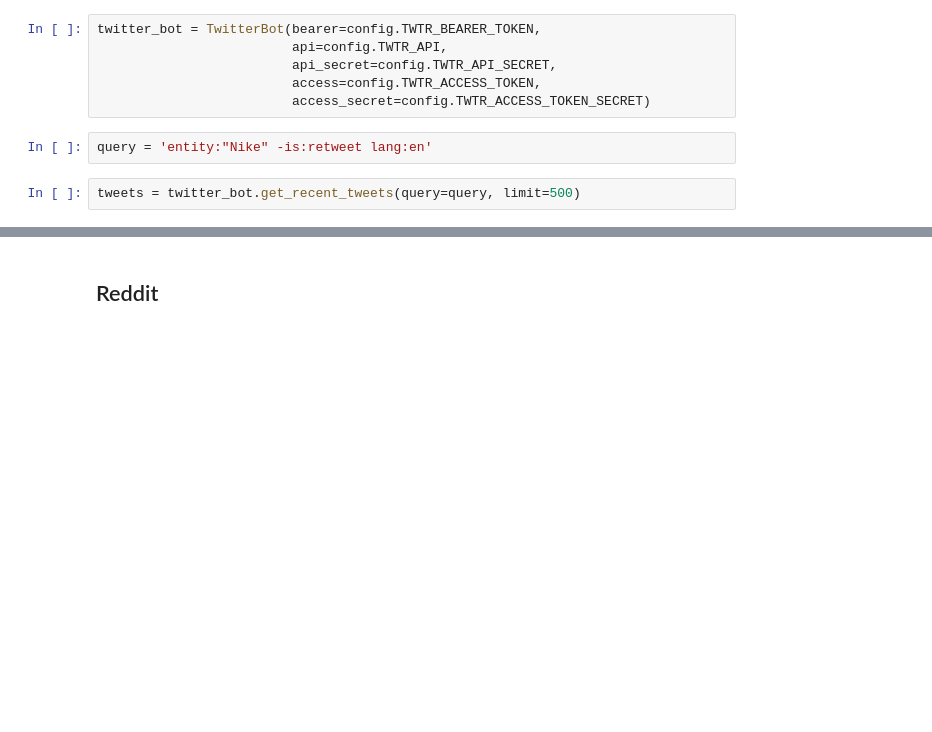
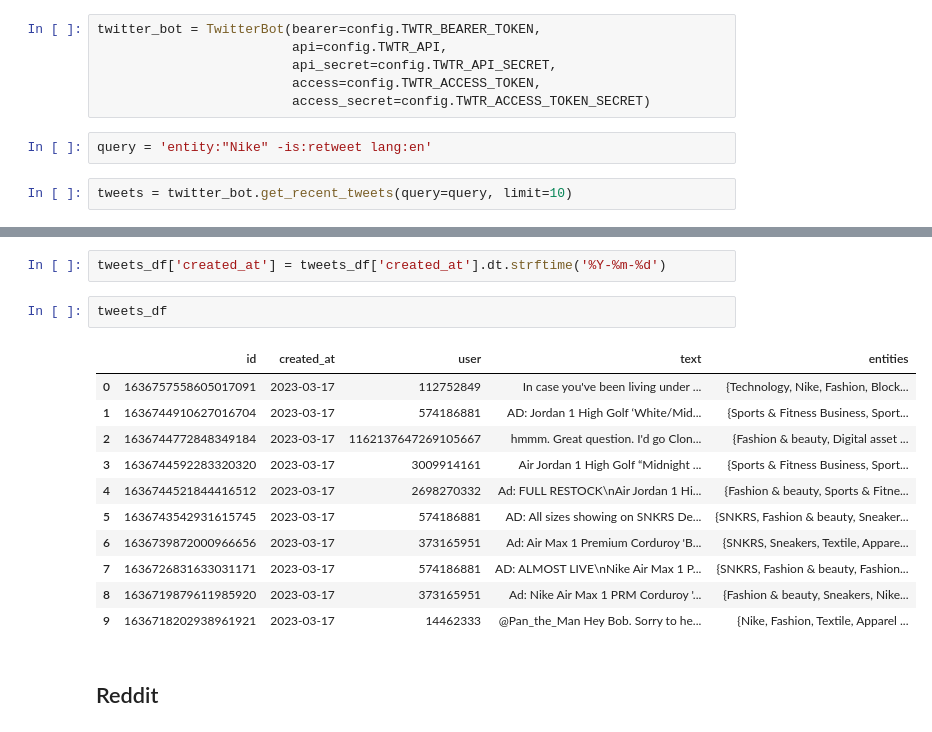
Before and after one commit to LoriTosoChef/msc-thesis-llm-clustering, a Jupyter notebook: testing.ipynb, the cells around one changed output, grey strips where cells are left out. Saved outputs shown, nothing was run; the diff lists cells and outputs as text; blank space fills up the shorter version.

```diff
--- a/testing.ipynb
+++ b/testing.ipynb
@@ -21,7 +21,7 @@ twitter_bot = TwitterBot(bearer=config.TWTR_BEARER_TOKEN,
 # %%
 query = 'entity:"Nike" -is:retweet lang:en'
 # %%
-tweets = twitter_bot.get_recent_tweets(query=query, limit=500)
+tweets = twitter_bot.get_recent_tweets(query=query, limit=10)
 # %%
 tweets_df = pd.DataFrame.from_dict(tweets)
 tweets_df.head()
@@ -28,3 +35,19 @@ tweets_df.head()
+# %%
+tweets_df['created_at'] = tweets_df['created_at'].dt.strftime('%Y-%m-%d')
+# %%
+tweets_df
+# %% [output]
+|  | id | created_at | user | text | entities |
+| 0 | 1636757558605017091 | 2023-03-17 | 112752849 | In case you've been living under ... | {Technology, Nike, Fashion, Block... |
+| 1 | 1636744910627016704 | 2023-03-17 | 574186881 | AD: Jordan 1 High Golf ‘White/Mid... | {Sports & Fitness Business, Sport... |
+| 2 | 1636744772848349184 | 2023-03-17 | 1162137647269105667 | hmmm. Great question. I'd go Clon... | {Fashion & beauty, Digital asset ... |
+| 3 | 1636744592283320320 | 2023-03-17 | 3009914161 | Air Jordan 1 High Golf “Midnight ... | {Sports & Fitness Business, Sport... |
+| 4 | 1636744521844416512 | 2023-03-17 | 2698270332 | Ad: FULL RESTOCK\nAir Jordan 1 Hi... | {Fashion & beauty, Sports & Fitne... |
+| 5 | 1636743542931615745 | 2023-03-17 | 574186881 | AD: All sizes showing on SNKRS De... | {SNKRS, Fashion & beauty, Sneaker... |
+| 6 | 1636739872000966656 | 2023-03-17 | 373165951 | Ad: Air Max 1 Premium Corduroy 'B... | {SNKRS, Sneakers, Textile, Appare... |
+| 7 | 1636726831633031171 | 2023-03-17 | 574186881 | AD: ALMOST LIVE\nNike Air Max 1 P... | {SNKRS, Fashion & beauty, Fashion... |
+| 8 | 1636719879611985920 | 2023-03-17 | 373165951 | Ad: Nike Air Max 1 PRM Corduroy '... | {Fashion & beauty, Sneakers, Nike... |
+| 9 | 1636718202938961921 | 2023-03-17 | 14462333 | @Pan_the_Man Hey Bob. Sorry to he... | {Nike, Fashion, Textile, Apparel ... |
 # %% [markdown]
 ## Reddit
 # %%
```
Also changed, not shown: parts of 5 cells of this notebook, 1 other file.
